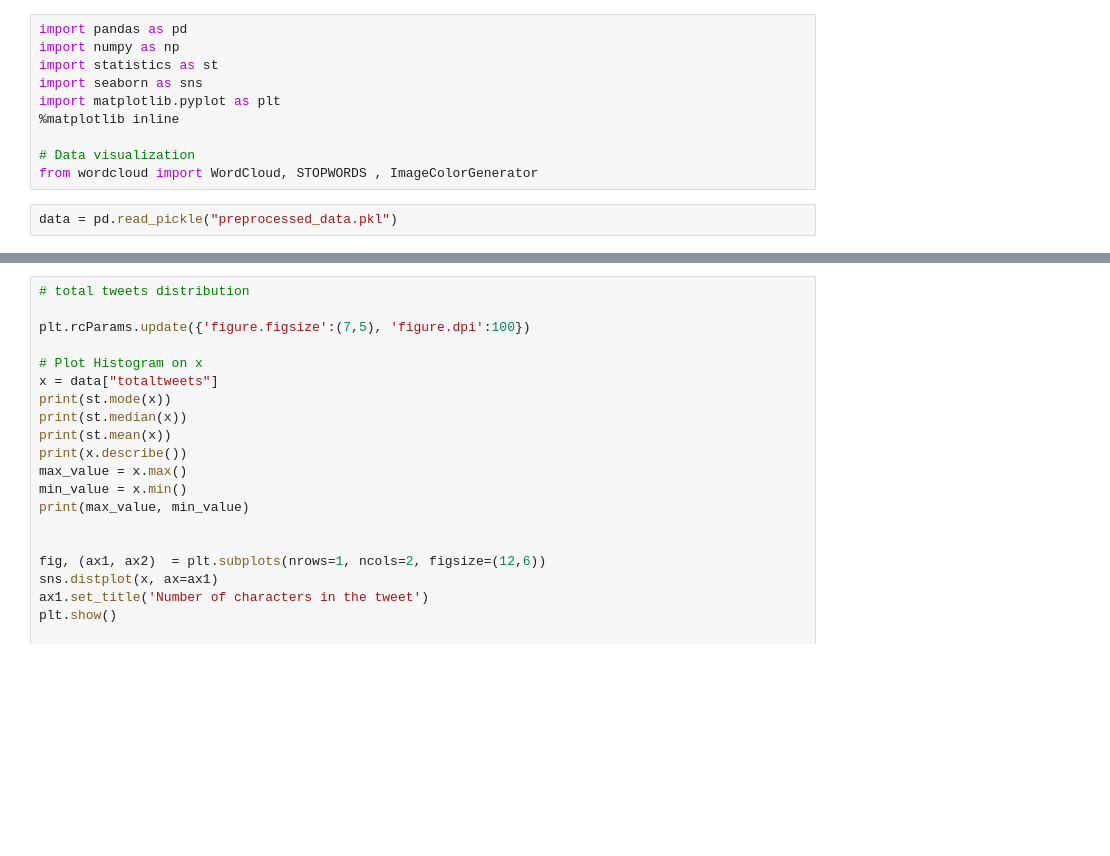
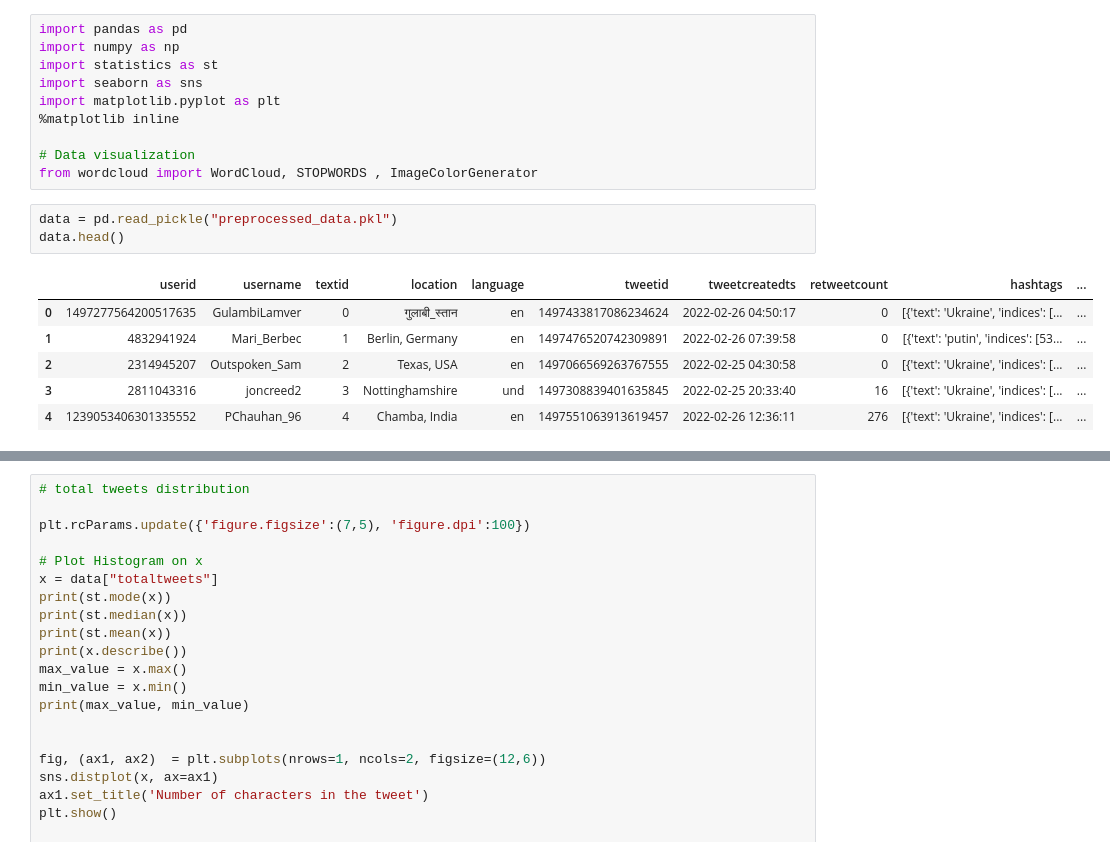
Before and after one commit to Yvonne27Jin/BSDS3002GP_Computational_propaganda_Ukraine, a Jupyter notebook: code/2_SEDA.ipynb, the cells around one changed output, grey strips where cells are left out. Cells and saved outputs as stored; diff of their text form; blank space fills up the shorter version.

```diff
--- a/code/2_SEDA.ipynb
+++ b/code/2_SEDA.ipynb
@@ -22,6 +24,14 @@ import matplotlib.pyplot as plt
 from wordcloud import WordCloud, STOPWORDS , ImageColorGenerator
 # %%
 data = pd.read_pickle("preprocessed_data.pkl")
+data.head()
+# %% [output]
+|  | userid | username | textid | location | language | tweetid | tweetcreatedts | retweetcount | hashtags | ... |
+| 0 | 1497277564200517635 | GulambiLamver | 0 | गुलाबी_स्तान | en | 1497433817086234624 | 2022-02-26 04:50:17 | 0 | [{'text': 'Ukraine', 'indices': [... | ... |
+| 1 | 4832941924 | Mari_Berbec | 1 | Berlin, Germany | en | 1497476520742309891 | 2022-02-26 07:39:58 | 0 | [{'text': 'putin', 'indices': [53... | ... |
+| 2 | 2314945207 | Outspoken_Sam | 2 | Texas, USA | en | 1497066569263767555 | 2022-02-25 04:30:58 | 0 | [{'text': 'Ukraine', 'indices': [... | ... |
+| 3 | 2811043316 | joncreed2 | 3 | Nottinghamshire | und | 1497308839401635845 | 2022-02-25 20:33:40 | 16 | [{'text': 'Ukraine', 'indices': [... | ... |
+| 4 | 1239053406301335552 | PChauhan_96 | 4 | Chamba, India | en | 1497551063913619457 | 2022-02-26 12:36:11 | 276 | [{'text': 'Ukraine', 'indices': [... | ... |
 # %%
 no_tag = data[data['tags_splitted']=="NA"]
 
```
Also changed, not shown: parts of 11 cells of this notebook, 12 other files.
